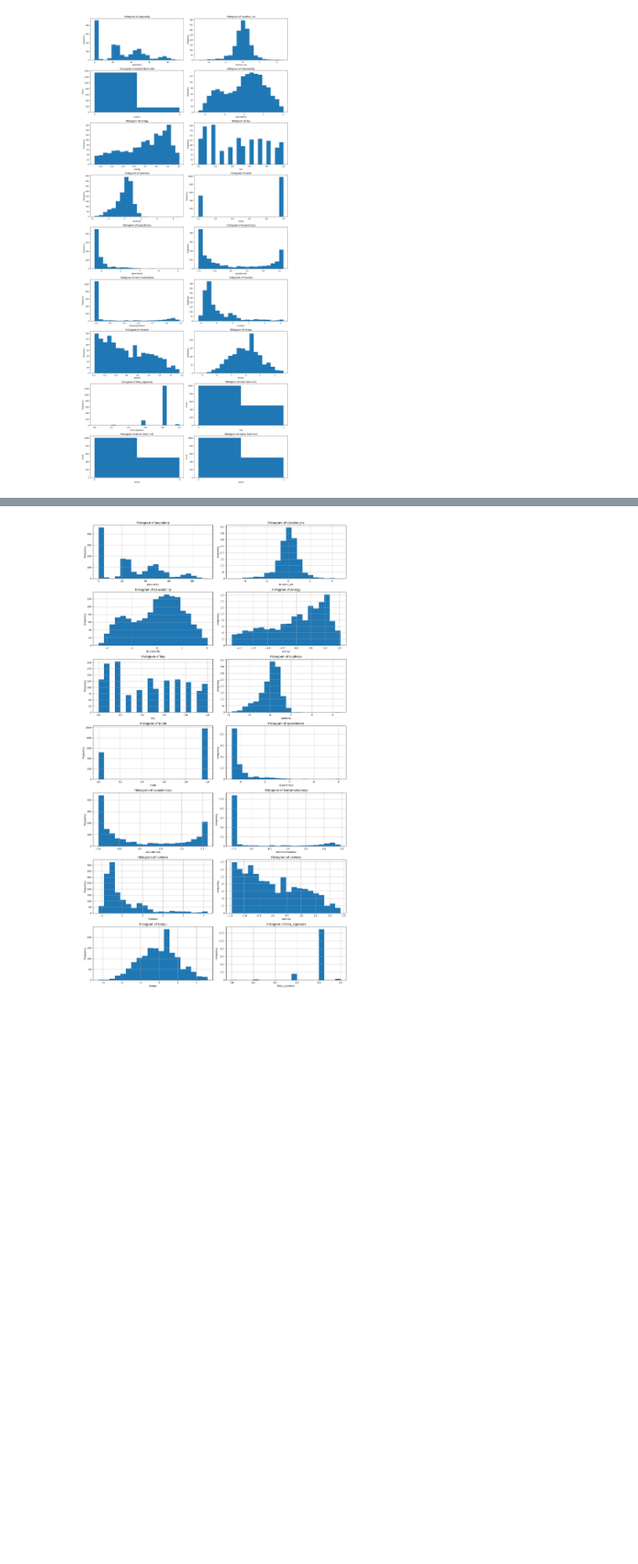
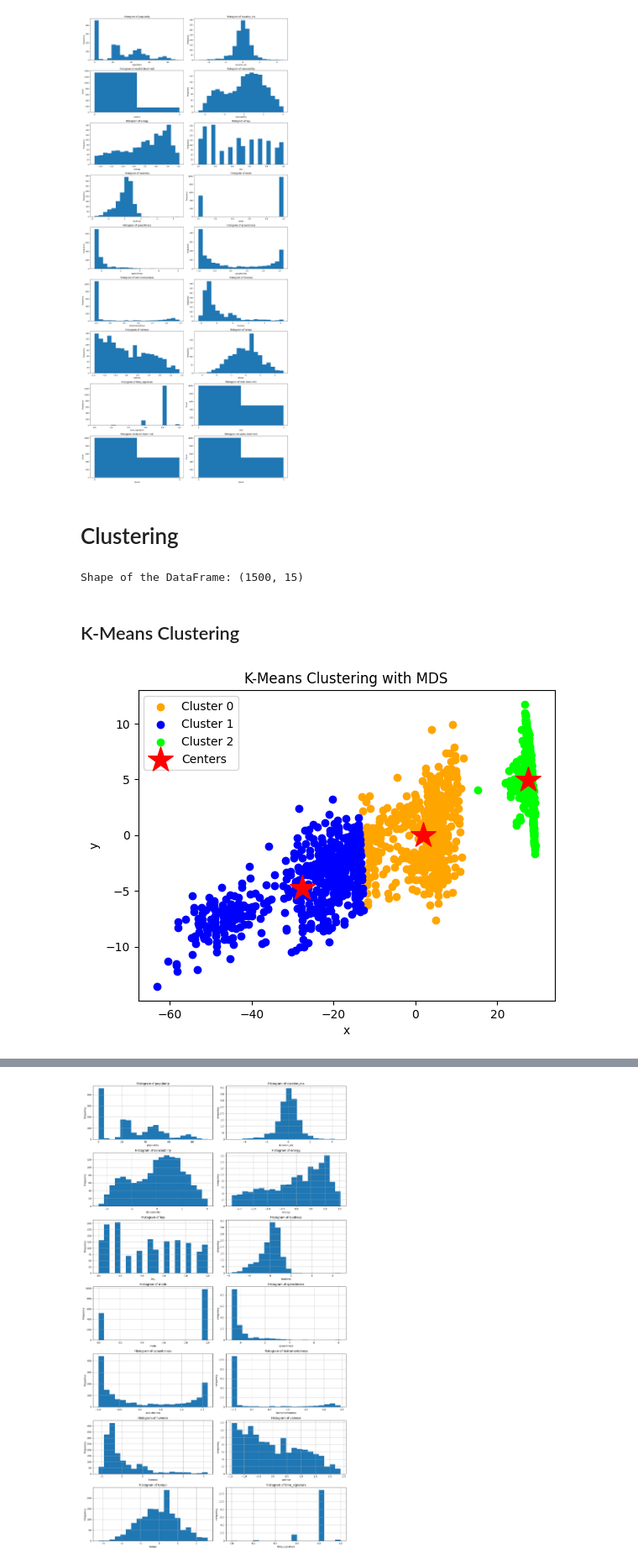
Before and after one commit to Whomstt/CS4168-Project, a Jupyter notebook: CS4168_Project.ipynb, the cells around one changed output, grey strips where cells are left out. Shown at 84% size. Drawn from its saved outputs; the diff is of its cells as text; code cells hidden in the pictures; blank space fills up the shorter version.

Commit message:
Clustering improved

```diff
--- a/CS4168_Project.ipynb
+++ b/CS4168_Project.ipynb
@@ -412,0 +408,54 @@ pipe_clf = Pipeline([
+# %% [markdown]
+# Clustering
+# %%
+# Drop the genre columns to avoid revealing the clusters
+df = df.drop(columns=['club', 'dance', 'opera'])
+
+# Shape of the DataFrame
+print("Shape of the DataFrame:", df.shape)
+# %% [output]
+Shape of the DataFrame: (1500, 15)
+# %%
+# Scatterplot for clustered data
+def clustering_scatterplot(points, labels, centers, title):
+    n_clusters = np.unique(labels[labels != -1]).size  # Exclude noise (-1) from cluster count
+    colors = np.array(["orange", "blue", "lime", "khaki", "pink", "green", "purple"])
+
+    # Plot noise points if they exist
+    if -1 in labels:
+        plt.scatter(points[labels == -1, 0],
+                    points[labels == -1, 1],
+                    c="gray",
+                    label="Noise")
+
+    # Plot clusters
+    for i in range(n_clusters):
+        plt.scatter(points[labels == i, 0],
+                    points[labels == i, 1],
+                    c=colors[i % colors.size],
+                    label=f"Cluster {i}")
+
+    # Plot cluster centers if provided
+    if centers is not None:
+        plt.scatter(centers[:, 0], centers[:, 1], c="r", marker="*", s=500, label="Centers")
+
+    plt.title(title)
+    plt.legend()
+    plt.xlabel("x")
+    plt.ylabel("y")
+# %% [markdown]
+## K-Means Clustering
+# %%
+# Initial k-Means Clustering
+k = 3
+kmeans = cluster.KMeans(n_clusters=k).fit(df)
+df['cluster'] = pd.Series(kmeans.labels_, index=df.index)
+# %%
+# Visualize Clusters with MDS
+# Drop the 'cluster' column before concatenation
+data_without_cluster = df.drop(columns=['cluster'])
+data_and_centers = np.r_[data_without_cluster, kmeans.cluster_centers_]
+mds_coordinates = manifold.MDS(n_components=2).fit_transform(data_and_centers)
+clustering_scatterplot(mds_coordinates[:-k], kmeans.labels_, mds_coordinates[-k:], "K-Means Clustering with MDS")
+# %% [output]
+[figure, added]
```
Also changed, not shown: parts of 30 cells of this notebook.
